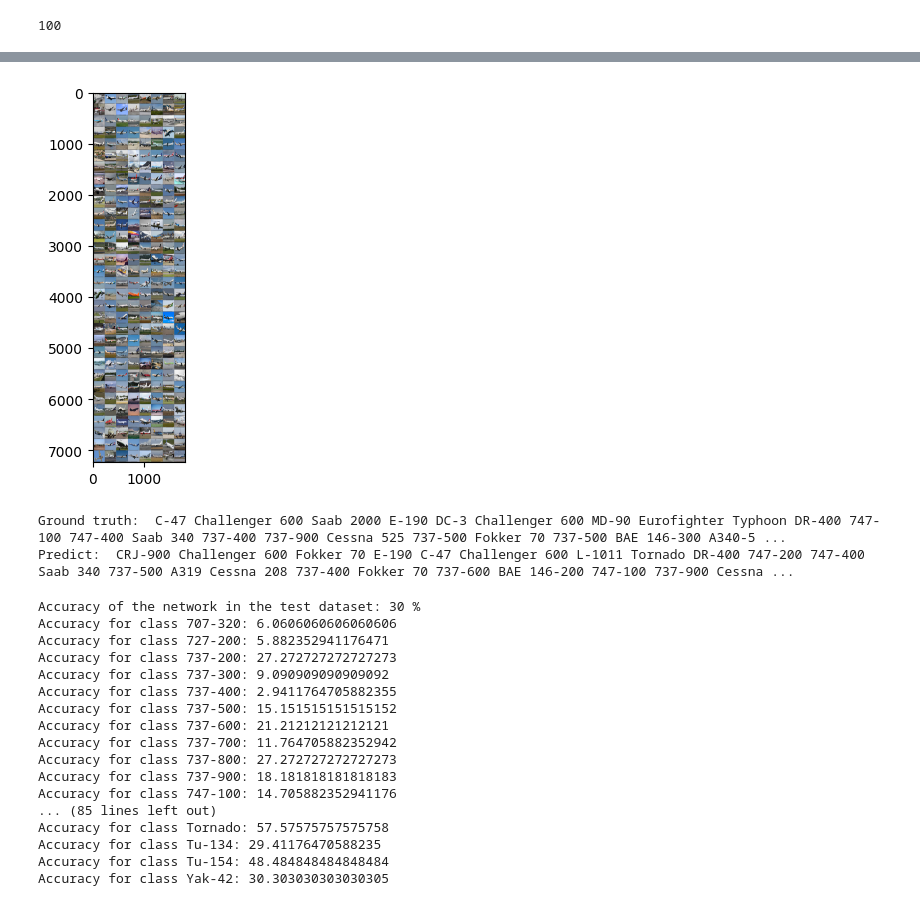
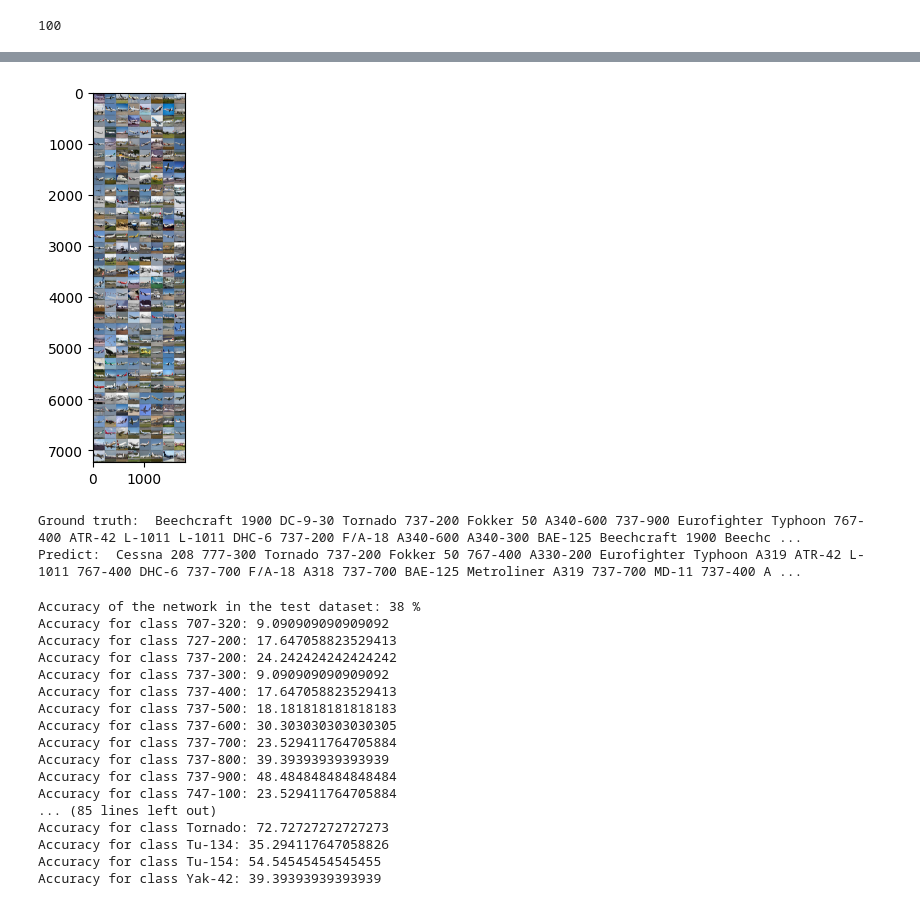
Before and after one commit to hungvotranchi/ComputerVision, a Jupyter notebook: ImageClassification/model/sample_Inception.ipynb, the cells around one changed output, grey strips where cells are left out. Saved outputs shown, nothing was run; the diff lists cells and outputs as text; code cells hidden in the pictures.

```diff
--- a/ImageClassification/model/sample_Inception.ipynb
+++ b/ImageClassification/model/sample_Inception.ipynb
@@ -227,43 +257,43 @@ Finished Training
 # %%
 model_pred = models_pretrained
-model_pred.load_state_dict(torch.load("Inception_fgcvAircraft.pth"))
-del models_pretrained
+#model_pred.load_state_dict(torch.load("Inception_fgcvAircraft.pth"))
+#del models_pretrained
 dataiter = iter(test_dataloader)
 img, labels = next(dataiter)
 model_pred.to('cpu')
 _, predicts = torch.max(model_pred(img), 1)
 
 
 imshow(torchvision.utils.make_grid(img))
 print("Ground truth: ", " ".join(f"{classes[labels[j]]}" for j in range(batch_size)))
 print("Predict: ", " ".join(f"{classes[predicts[j]]}" for j in range(batch_size)))
 # %% [output]
-[figure, old version]
+[figure, new version]
-Ground truth:  C-47 Challenger 600 Saab 2000 E-190 DC-3 Challenger 600 MD-90 Eurofighter Typhoon DR-400 747-100 747-400 Saab 340 737-400 737-900 Cessna 525 737-500 Fokker 70 737-500 BAE 146-300 A340-5 ...
-Predict:  CRJ-900 Challenger 600 Fokker 70 E-190 C-47 Challenger 600 L-1011 Tornado DR-400 747-200 747-400 Saab 340 737-500 A319 Cessna 208 737-400 Fokker 70 737-600 BAE 146-200 747-100 737-900 Cessna ...
+Ground truth:  Beechcraft 1900 DC-9-30 Tornado 737-200 Fokker 50 A340-600 737-900 Eurofighter Typhoon 767-400 ATR-42 L-1011 L-1011 DHC-6 737-200 F/A-18 A340-600 A340-300 BAE-125 Beechcraft 1900 Beechc ...
+Predict:  Cessna 208 777-300 Tornado 737-200 Fokker 50 767-400 A330-200 Eurofighter Typhoon A319 ATR-42 L-1011 767-400 DHC-6 737-700 F/A-18 A318 737-700 BAE-125 Metroliner A319 737-700 MD-11 737-400 A ...
 # %%
 model_pred.to(device)
 test_classification(model= model_pred, test_dataloader= test_dataloader, \
                     device= device, classes= classes)
 del model_pred
 # %% [output]
-Accuracy of the network in the test dataset: 30 %
-Accuracy for class 707-320: 6.0606060606060606
-Accuracy for class 727-200: 5.882352941176471
-Accuracy for class 737-200: 27.272727272727273
+Accuracy of the network in the test dataset: 38 %
+Accuracy for class 707-320: 9.090909090909092
+Accuracy for class 727-200: 17.647058823529413
+Accuracy for class 737-200: 24.242424242424242
 Accuracy for class 737-300: 9.090909090909092
-Accuracy for class 737-400: 2.9411764705882355
-Accuracy for class 737-500: 15.151515151515152
-Accuracy for class 737-600: 21.21212121212121
-Accuracy for class 737-700: 11.764705882352942
-Accuracy for class 737-800: 27.272727272727273
-Accuracy for class 737-900: 18.181818181818183
-Accuracy for class 747-100: 14.705882352941176
+Accuracy for class 737-400: 17.647058823529413
+Accuracy for class 737-500: 18.181818181818183
+Accuracy for class 737-600: 30.303030303030305
+Accuracy for class 737-700: 23.529411764705884
+Accuracy for class 737-800: 39.39393939393939
+Accuracy for class 737-900: 48.484848484848484
+Accuracy for class 747-100: 23.529411764705884
 ... (85 lines left out)
-Accuracy for class Tornado: 57.57575757575758
-Accuracy for class Tu-134: 29.41176470588235
-Accuracy for class Tu-154: 48.484848484848484
-Accuracy for class Yak-42: 30.303030303030305
+Accuracy for class Tornado: 72.72727272727273
+Accuracy for class Tu-134: 35.294117647058826
+Accuracy for class Tu-154: 54.54545454545455
+Accuracy for class Yak-42: 39.39393939393939
 # %%
 import gc
 # Collect garbage
```
Also changed, not shown: parts of 10 cells of this notebook, 2 other files.
